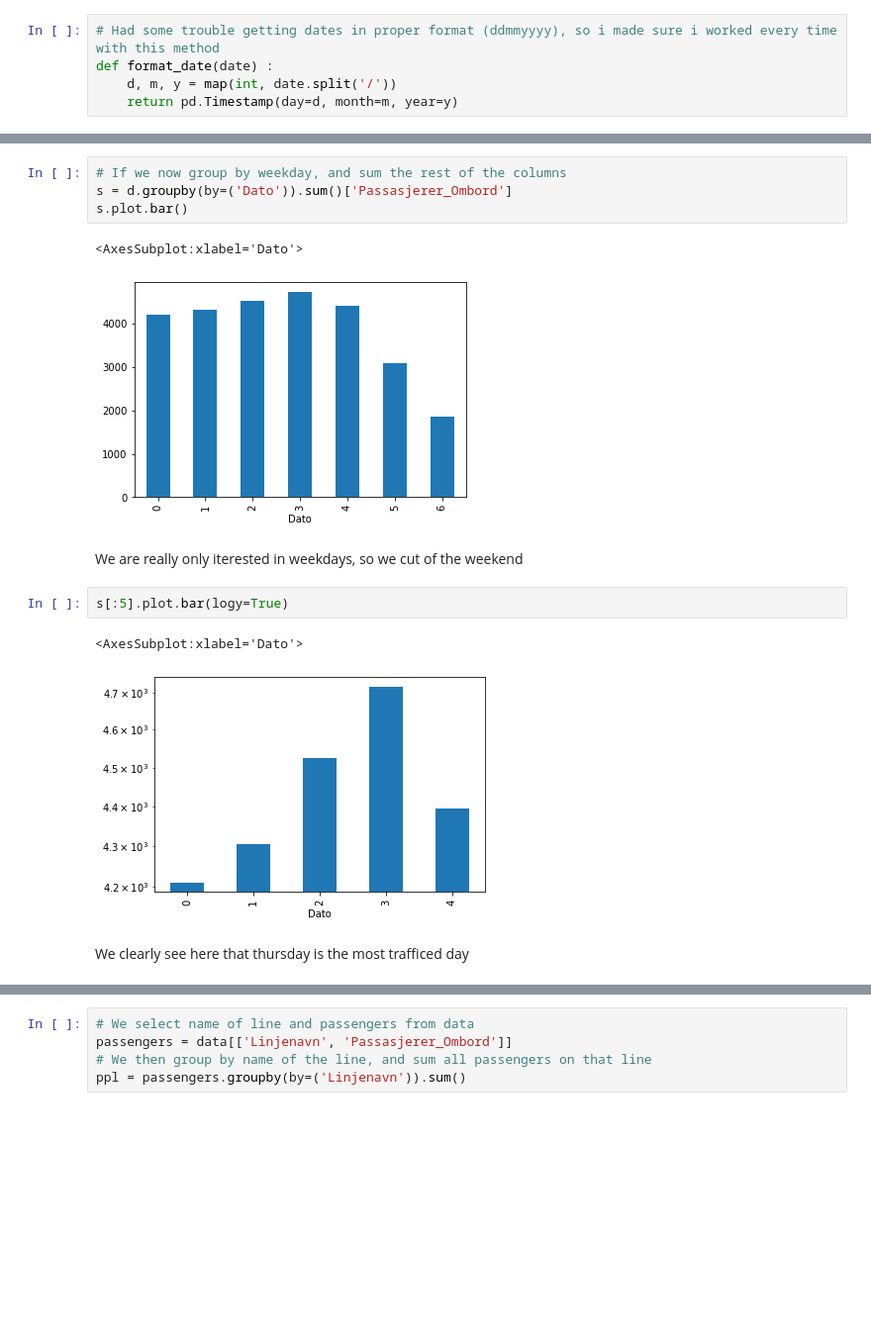
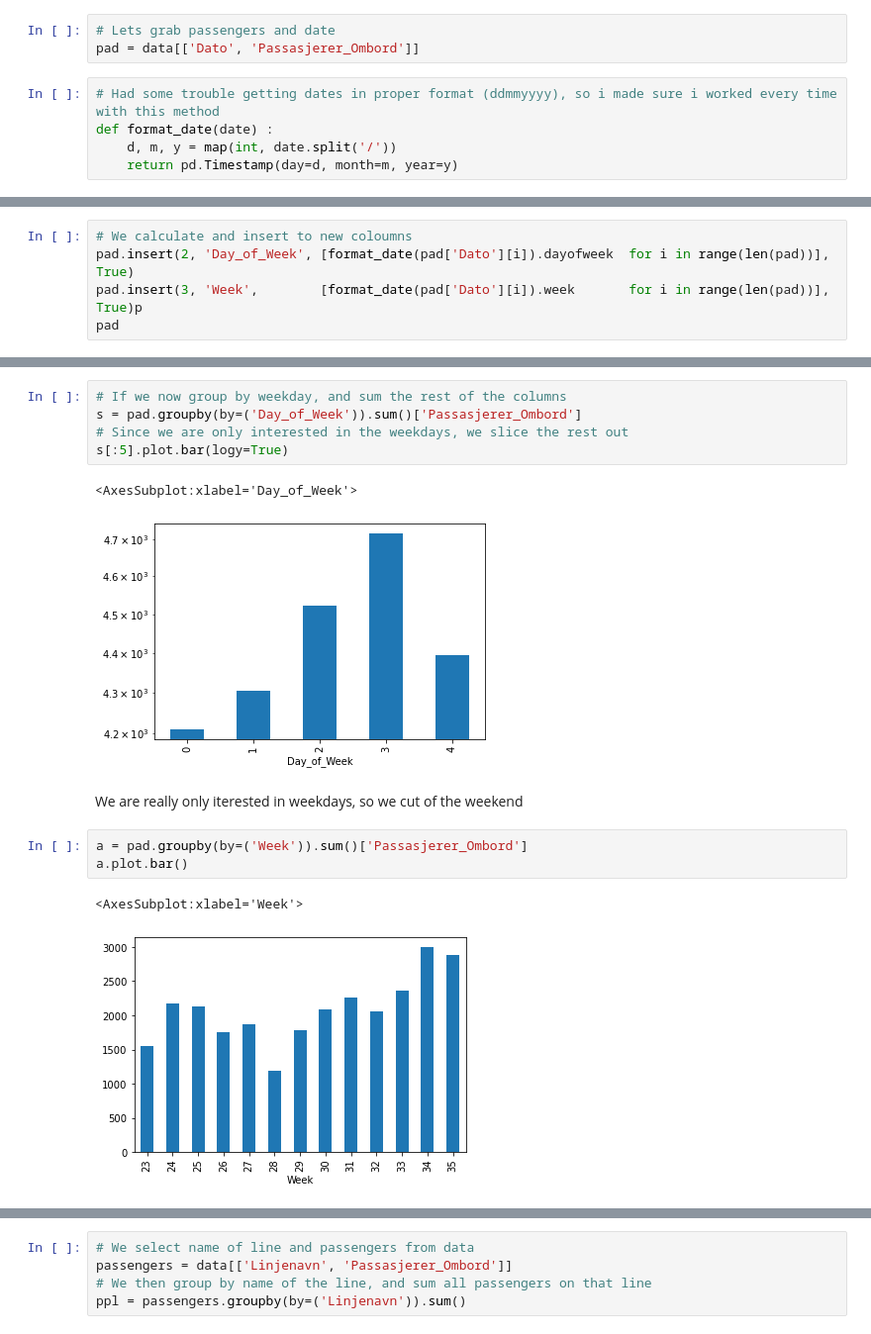
Before and after one commit to kjxlstad/RuterDataVisualization, a Jupyter notebook: ruterdata.ipynb, the cells around one changed output, grey strips where cells are left out. Shown at 99% size. Saved outputs shown, nothing was run; the diff lists cells and outputs as text; blank space fills up the shorter version.

```diff
--- a/ruterdata.ipynb
+++ b/ruterdata.ipynb
@@ -52,6 +52,9 @@ data.shape
 (6000, 17)
 # %% [markdown]
 ## (1) Busiest Week Days
+# %%
+# Lets grab passengers and date
+pad = data[['Dato', 'Passasjerer_Ombord']]
 # %%
 # Had some trouble getting dates in proper format (ddmmyyyy), so i made sure i worked every time with this method
 def format_date(date) :
@@ -77,0 +63,5 @@ d
+# %%
+# We calculate and insert to new coloumns
+pad.insert(2, 'Day_of_Week', [format_date(pad['Dato'][i]).dayofweek  for i in range(len(pad))], True)
+pad.insert(3, 'Week',        [format_date(pad['Dato'][i]).week       for i in range(len(pad))], True)p
+pad
@@ -78,16 +82,16 @@ d
 # %%
 # If we now group by weekday, and sum the rest of the columns
-s = d.groupby(by=('Dato')).sum()['Passasjerer_Ombord']
-s.plot.bar()
+s = pad.groupby(by=('Day_of_Week')).sum()['Passasjerer_Ombord']
+# Since we are only interested in the weekdays, we slice the rest out
+s[:5].plot.bar(logy=True)
 # %% [output]
-<AxesSubplot:xlabel='Dato'>
+<AxesSubplot:xlabel='Day_of_Week'>
-[figure, old version]
+[figure, new version]
 # %% [markdown]
 We are really only iterested in weekdays, so we cut of the weekend
-# %%
-s[:5].plot.bar(logy=True)
-# %% [output]
-<AxesSubplot:xlabel='Dato'>
-[figure, removed]
-# %% [markdown]
-We clearly see here that thursday is the most trafficed day
+# %%
+a = pad.groupby(by=('Week')).sum()['Passasjerer_Ombord']
+a.plot.bar()
+# %% [output]
+<AxesSubplot:xlabel='Week'>
+[figure, added]
```
Also changed, not shown: parts of 7 cells of this notebook.
